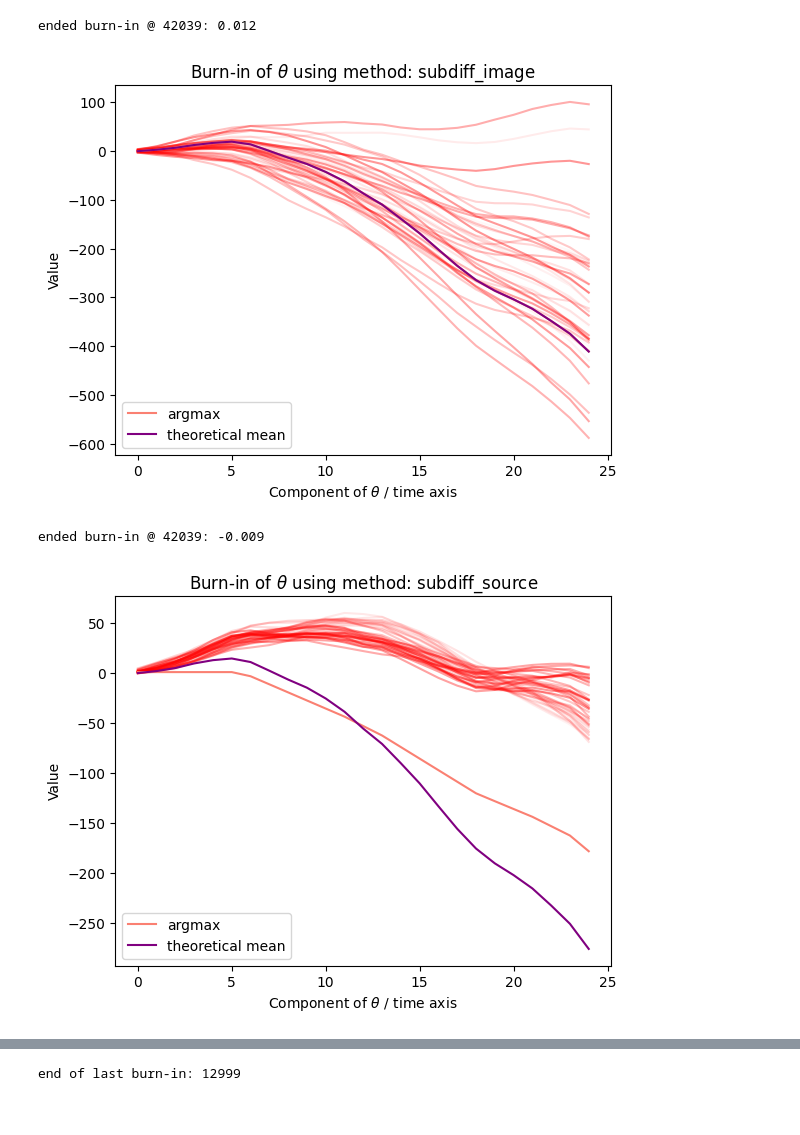
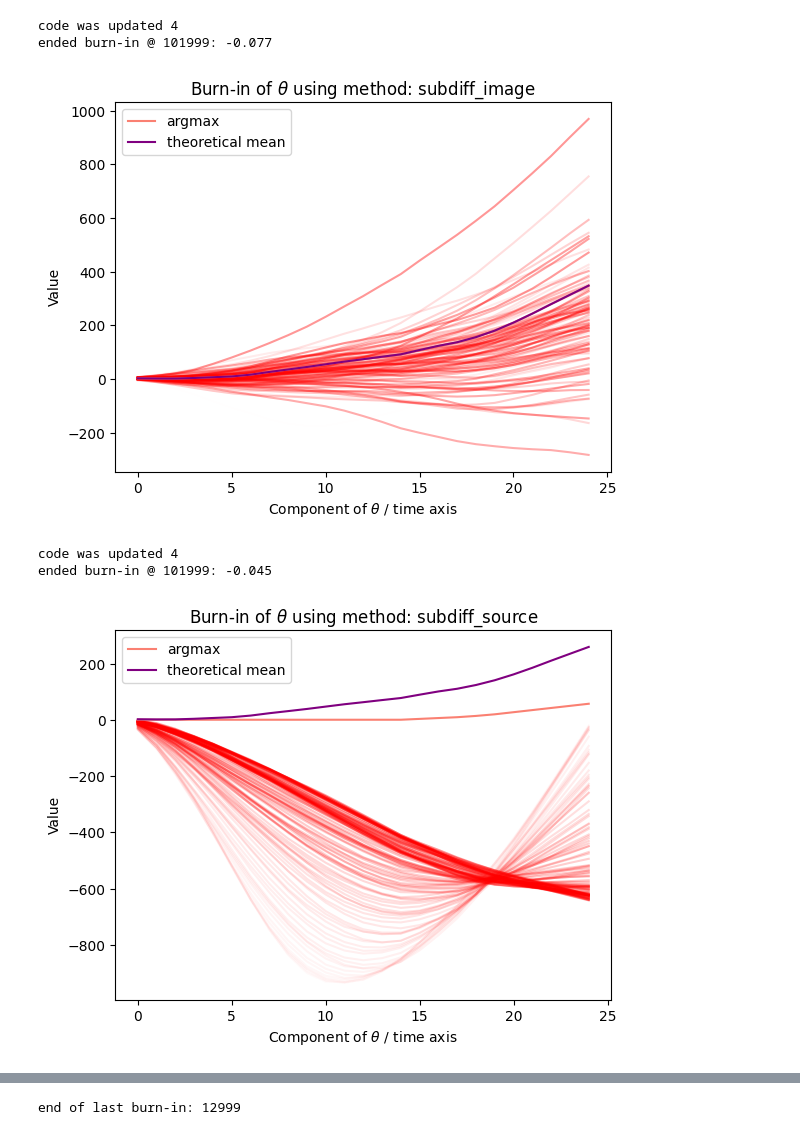
Before and after one commit to vetlerl/mcmc-epidemic, a Jupyter notebook: toy_example_graphics_new.ipynb, the cells around one changed output, grey strips where cells are left out. Saved outputs shown, nothing was run; the diff lists cells and outputs as text; code cells hidden in the pictures.

```diff
--- a/toy_example_graphics_new.ipynb
+++ b/toy_example_graphics_new.ipynb
@@ -9,11 +9,13 @@ import matplotlib.pyplot as plt
 from toy_example_new import *
 # %%
 #set-up parameters
-random_state = np.random.RandomState(seed=42)
+import numpy.random as npr
 
 T = 25
 Lambda = 1
 a = 1
 b = 1
-Y = Computation_Y_Exp(T, Lambda, a, b, random_state=random_state)
+D = BuildD(T)
+Y = Computation_Y_Exp(T, Lambda, a, b, random_state=npr.default_rng(seed=42))
+theta_init = np.linalg.solve(D, np.random.uniform(-10, 10, T))
 # %%
@@ -67,26 +73,28 @@ ended burn-in @ 42039: -0.032
 # %%
-sim_subdiff_image, accepts_subdiff_image, gammas_subdiff_image, end_subdiff_image, fig_subdiff_image = MetropolisHastings(T, 0, Y, a, b, method="subdiff_image", random_state=random_state, niter=2e5)
+sim_subdiff_image, accepts_subdiff_image, gammas_subdiff_image, end_subdiff_image, fig_subdiff_image = MetropolisHastings(T, 0, Y, a, b, method="subdiff_image", niter=5e5, pt_init=theta_init)
 # save
-np.savez("stuff/toymodel2e5subdiff_image.npz",
+np.savez("stuff/toymodelsubdiff_image.npz",
          theta_tab = sim_subdiff_image,
          accepts   = accepts_subdiff_image,
          gammas    = gammas_subdiff_image,
          end_burnin= end_subdiff_image
         )
 # %% [output]
-ended burn-in @ 42039: 0.012
+code was updated 4
+ended burn-in @ 101999: -0.077
-[figure, old version]
+[figure, new version]
 # %%
-sim_subdiff_source, accepts_subdiff_source, gammas_subdiff_source, end_subdiff_source, fig_subdiff_source = MetropolisHastings(T, Lambda, Y, a, b, method="subdiff_source", random_state=random_state, niter=2e5)
+sim_subdiff_source, accepts_subdiff_source, gammas_subdiff_source, end_subdiff_source, fig_subdiff_source = MetropolisHastings(T, Lambda, Y, a, b, method="subdiff_source", niter=5e5, pt_init=theta_init)
 # save
-np.savez("stuff/toymodel2e5subdiff_source.npz",
+np.savez("stuff/toymodelsubdiff_source.npz",
          theta_tab = sim_subdiff_source,
          accepts   = accepts_subdiff_source,
          gammas    = gammas_subdiff_source,
          end_burnin= end_subdiff_source
         )
 # %% [output]
-ended burn-in @ 42039: -0.009
+code was updated 4
+ended burn-in @ 101999: -0.045
-[figure, old version]
+[figure, new version]
 # %%
 #loading results
```
Also changed, not shown: parts of 20 cells of this notebook, 1 other file.
